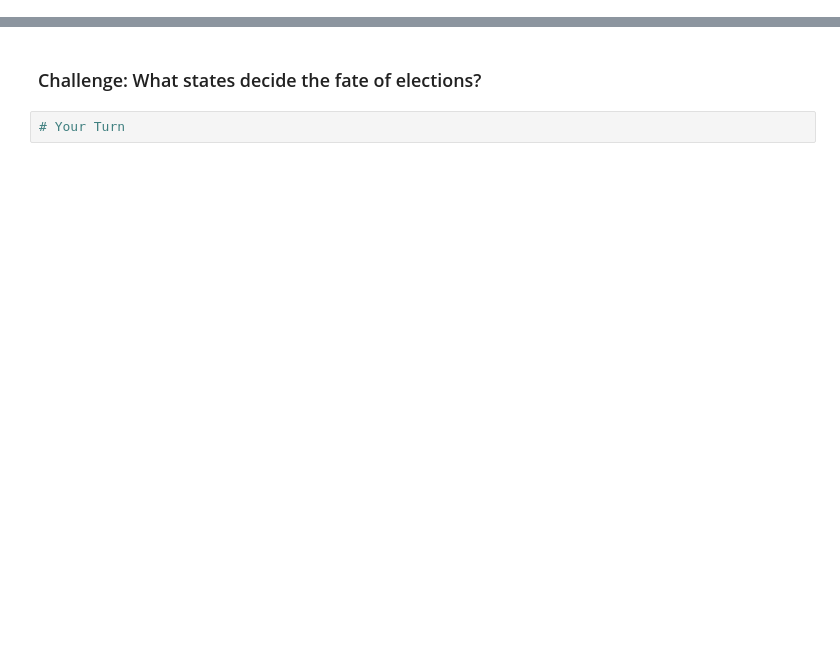
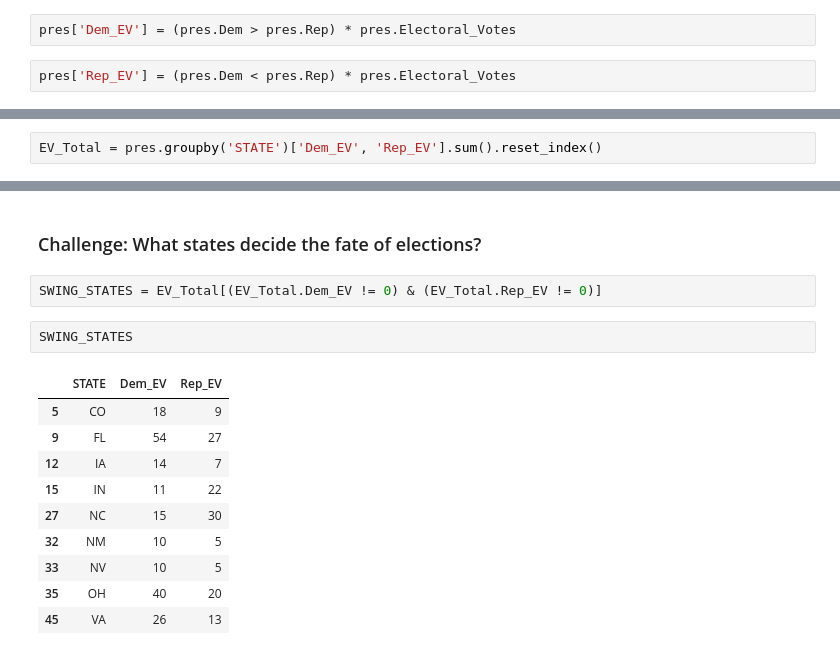
Before and after one commit to dav1dfeldman/DAT_SF_11, a Jupyter notebook: labs/lab_03/lab03-pandas-pres-elections.ipynb, the cells around one changed output, grey strips where cells are left out. Drawn from its saved outputs; the diff is of its cells as text; blank space fills up the shorter version.

```diff
--- a/labs/lab_03/lab03-pandas-pres-elections.ipynb
+++ b/labs/lab_03/lab03-pandas-pres-elections.ipynb
@@ -242,0 +268,4 @@ pres_D_R
+# %%
+pres['Dem_EV'] = (pres.Dem > pres.Rep) * pres.Electoral_Votes
+# %%
+pres['Rep_EV'] = (pres.Dem < pres.Rep) * pres.Electoral_Votes
@@ -246,0 +288,2 @@ pres_D_R
+# %%
+EV_Total = pres.groupby('STATE')['Dem_EV', 'Rep_EV'].sum().reset_index()
@@ -247,4 +332,17 @@ pres_D_R
 # %% [markdown]
 ### Challenge: What states decide the fate of elections?
-# %%
-# Your Turn
+# %%
+SWING_STATES = EV_Total[(EV_Total.Dem_EV != 0) & (EV_Total.Rep_EV != 0)]
+# %%
+SWING_STATES
+# %% [output]
+|  | STATE | Dem_EV | Rep_EV |
+| 5 | CO | 18 | 9 |
+| 9 | FL | 54 | 27 |
+| 12 | IA | 14 | 7 |
+| 15 | IN | 11 | 22 |
+| 27 | NC | 15 | 30 |
+| 32 | NM | 10 | 5 |
+| 33 | NV | 10 | 5 |
+| 35 | OH | 40 | 20 |
+| 45 | VA | 26 | 13 |
```
Also changed, not shown: parts of 30 cells of this notebook, 2 other files.
